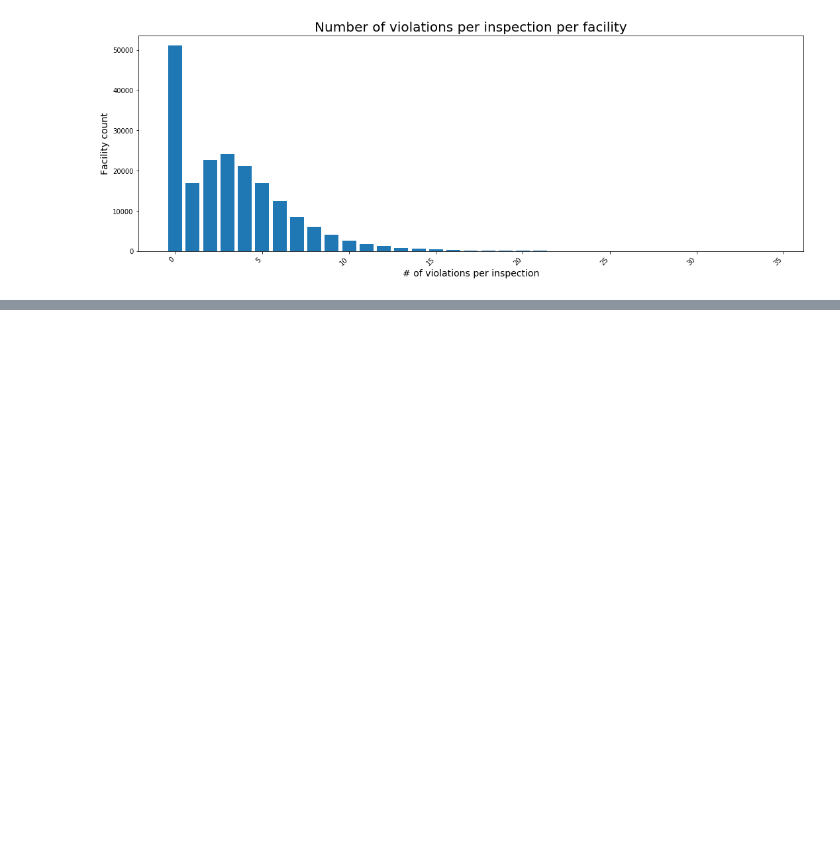
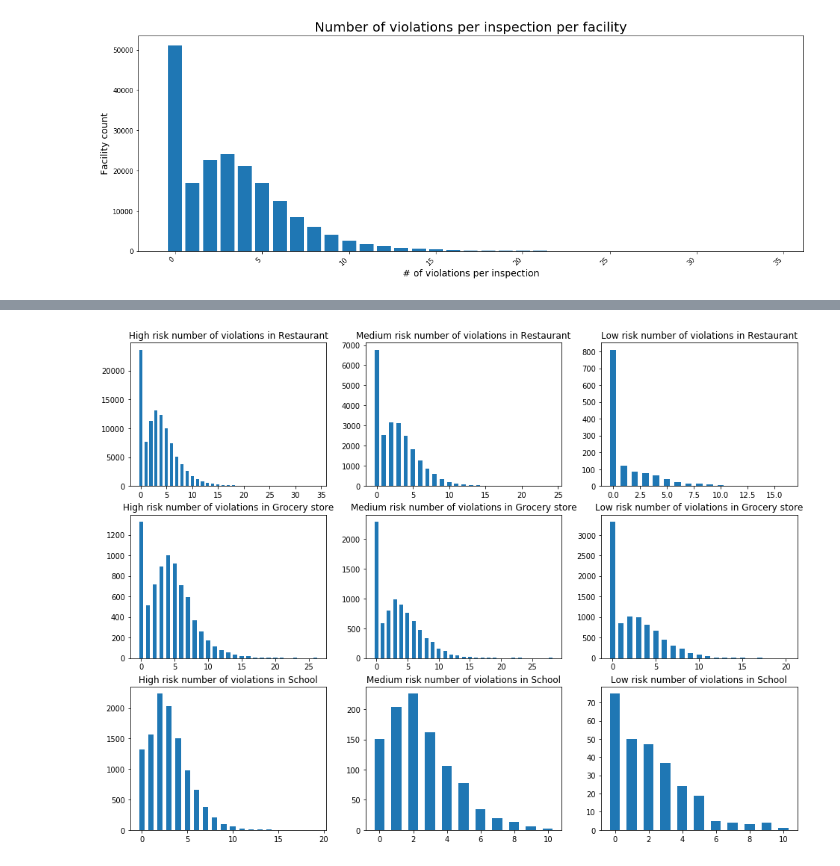
Before and after one commit to VodopaDev/CS401-Chicago-Crime-Analysis, a Jupyter notebook: basic_stats.ipynb, the cells around one changed output, grey strips where cells are left out. Drawn from its saved outputs; the diff is of its cells as text; code cells hidden in the pictures; blank space fills up the shorter version.

```diff
--- a/basic_stats.ipynb
+++ b/basic_stats.ipynb
@@ -78,0 +85,12 @@ for i, rtype in enumerate(risks):
+# %%
+rtypes = ['High', 'Medium', 'Low']
+ftypes = ['Restaurant', 'Grocery store', 'School']
+
+fig, axs = plt.subplots(3, 3, figsize=(16, 12))
+for i, ftype in enumerate(ftypes):
+    for j, rtype in enumerate(rtypes):
+        risks_violations = dataset[(dataset['Risk'] == rtype) & (dataset['Facility Type'] == ftype)]['Nb Violations'].value_counts()
+        axs[i, j].bar(x=risks_violations.index, height=risks_violations.values, width=0.6)
+        axs[i, j].set_title('{} risk number of violations in {}'.format(rtype, ftype))
+# %% [output]
+[figure, added]
```
Also changed, not shown: parts of 3 cells of this notebook, 4 other files.
